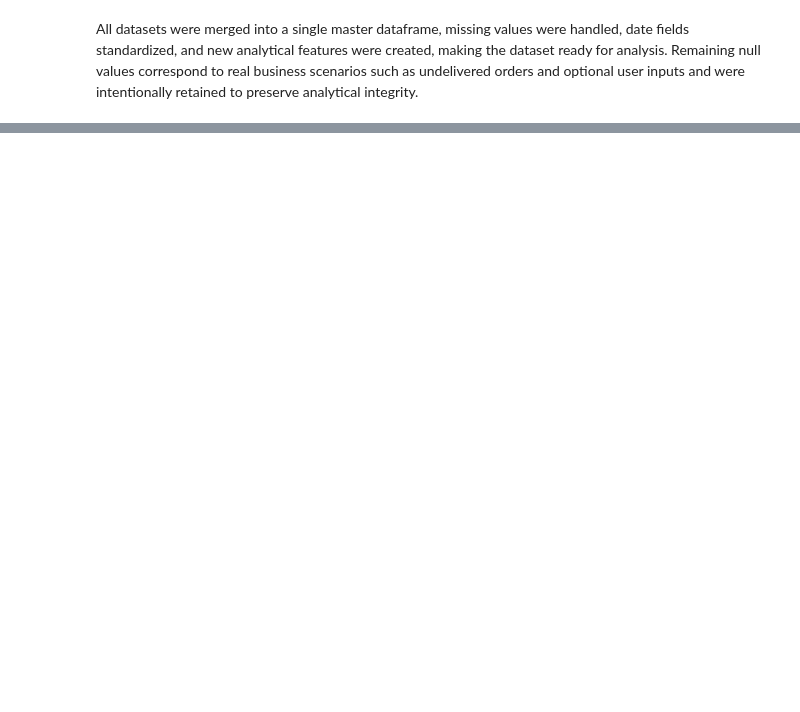
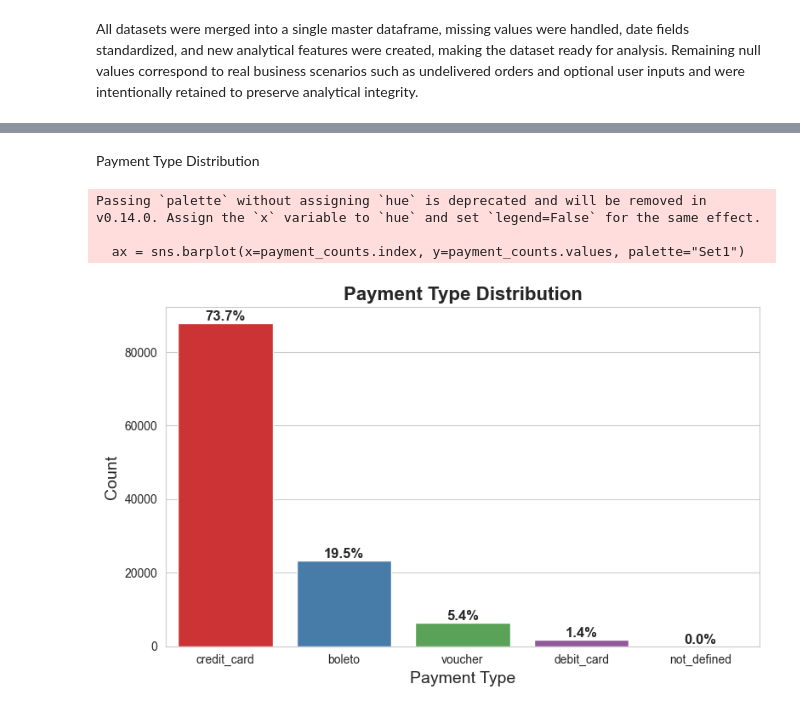
Before and after one commit to soumojit-dev/Ecommerce-Data-Analysis, a Jupyter notebook: analysis.ipynb, the cells around one changed output, grey strips where cells are left out. Drawn from its saved outputs; the diff is of its cells as text; code cells hidden in the pictures; blank space fills up the shorter version.

```diff
--- a/analysis.ipynb
+++ b/analysis.ipynb
@@ -147,0 +262,29 @@ Remaining null values correspond to real business scenarios such as undelivered
+# %% [markdown]
+Payment Type Distribution
+# %%
+plt.figure(figsize=(8, 5))
+payment_counts = master['payment_type'].value_counts()
+total_payments = payment_counts.sum()
+ax = sns.barplot(x=payment_counts.index, y=payment_counts.values, palette="Set1")
+plt.title('Payment Type Distribution', fontsize=16, fontweight="bold")
+plt.xlabel('Payment Type', fontsize=14)
+plt.ylabel('Count', fontsize=14)
+for i, value in enumerate(payment_counts.values):
+    percentage = (value / total_payments) * 100
+    ax.text(
+        i,
+        value,
+        f"{percentage:.1f}%",
+        ha='center',
+        va='bottom',
+        fontsize=12,
+        fontweight='bold'
+    )
+
+plt.tight_layout()
+plt.show()
+# %% [output]
+Passing `palette` without assigning `hue` is deprecated and will be removed in v0.14.0. Assign the `x` variable to `hue` and set `legend=False` for the same effect.
+
+  ax = sns.barplot(x=payment_counts.index, y=payment_counts.values, palette="Set1")
+[figure, added]
```
Also changed, not shown: parts of 20 cells of this notebook, 1 other file.
